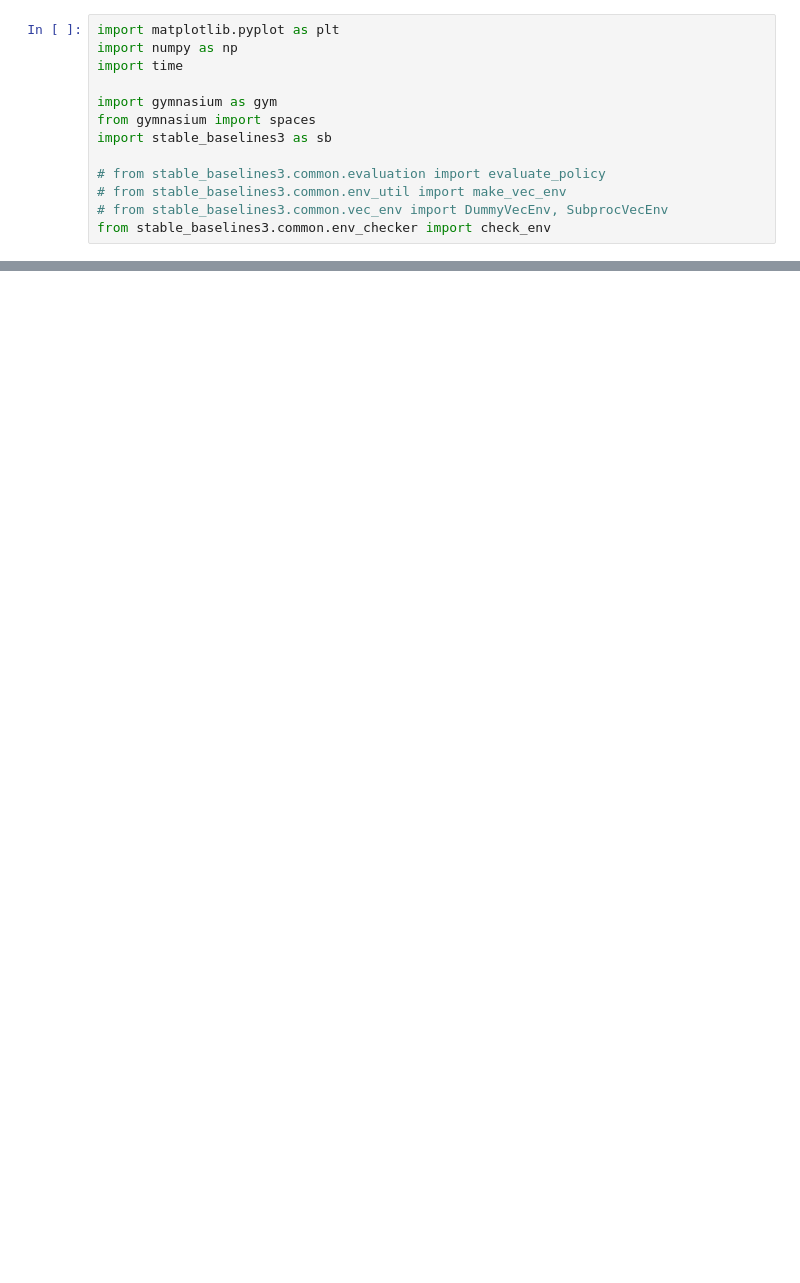
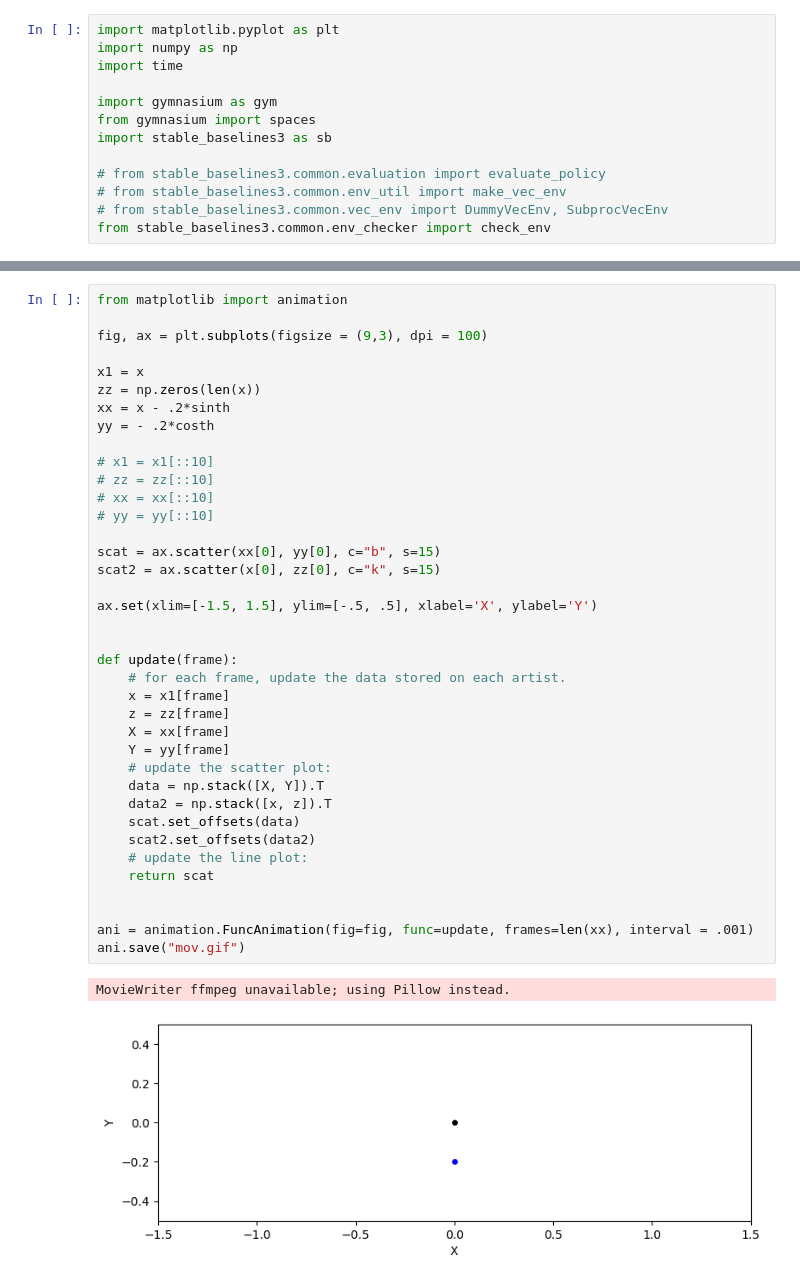
Before and after one commit to coNimaTo/Investigacion-I, a Jupyter notebook: Pendulo/pendulo_env.ipynb, the cells around one changed output, grey strips where cells are left out. Drawn from its saved outputs; the diff is of its cells as text; blank space fills up the shorter version.

```diff
--- a/Pendulo/pendulo_env.ipynb
+++ b/Pendulo/pendulo_env.ipynb
@@ -106,0 +282,41 @@ plt.plot(crashed)
+# %%
+from matplotlib import animation
+
+fig, ax = plt.subplots(figsize = (9,3), dpi = 100)
+
+x1 = x
+zz = np.zeros(len(x))
+xx = x - .2*sinth
+yy = - .2*costh
+
+# x1 = x1[::10]
+# zz = zz[::10]
+# xx = xx[::10]
+# yy = yy[::10]
+
+scat = ax.scatter(xx[0], yy[0], c="b", s=15)
+scat2 = ax.scatter(x[0], zz[0], c="k", s=15)
+
+ax.set(xlim=[-1.5, 1.5], ylim=[-.5, .5], xlabel='X', ylabel='Y')
+
+
+def update(frame):
+    # for each frame, update the data stored on each artist.
+    x = x1[frame]
+    z = zz[frame]
+    X = xx[frame]
+    Y = yy[frame]
+    # update the scatter plot:
+    data = np.stack([X, Y]).T
+    data2 = np.stack([x, z]).T
+    scat.set_offsets(data)
+    scat2.set_offsets(data2)
+    # update the line plot:
+    return scat
+
+
+ani = animation.FuncAnimation(fig=fig, func=update, frames=len(xx), interval = .001)
+ani.save("mov.gif")
+# %% [output]
+MovieWriter ffmpeg unavailable; using Pillow instead.
+[figure, added]
```
Also changed, not shown: parts of 8 cells of this notebook, 4 other files.
